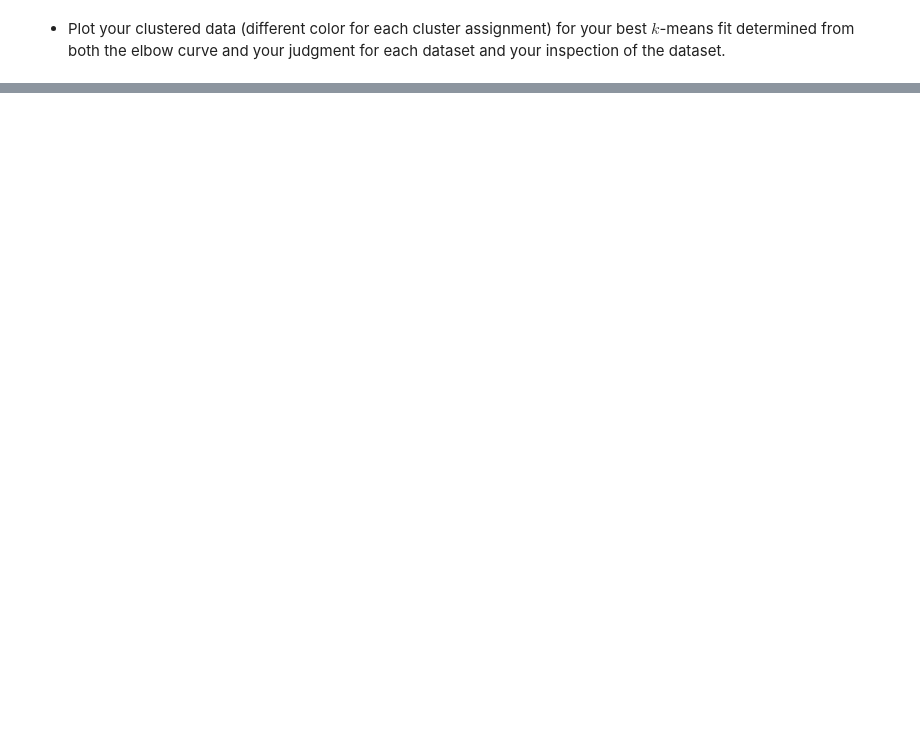
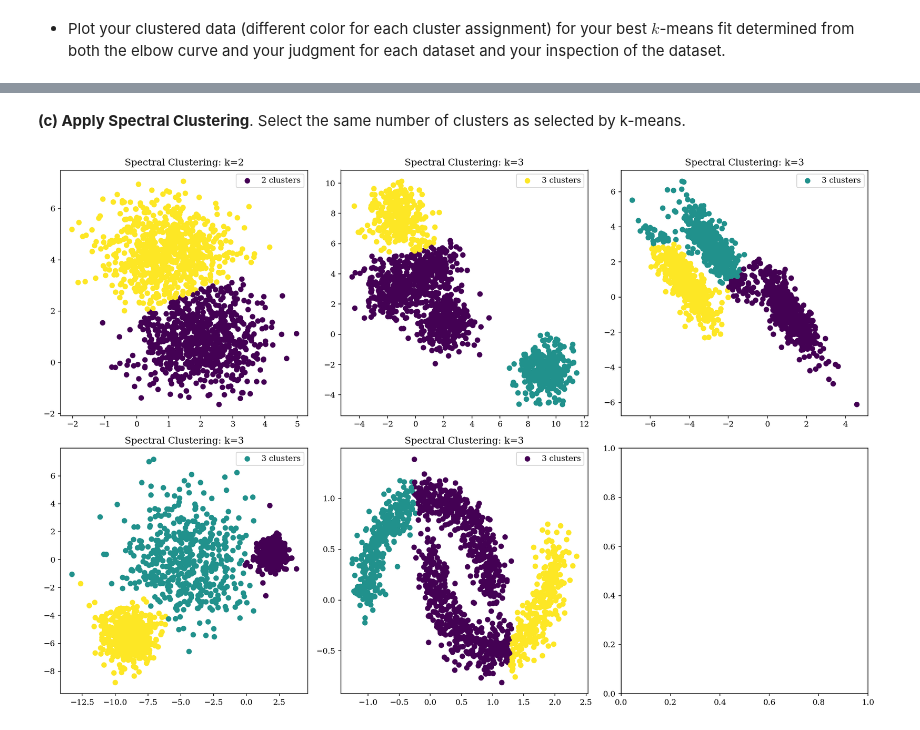
Before and after one commit to srt3264/ml_homework_5, a Jupyter notebook: numer_2_3_real.ipynb, the cells around one changed output, grey strips where cells are left out. Saved outputs shown, nothing was run; the diff lists cells and outputs as text; code cells hidden in the pictures; blank space fills up the shorter version.

```diff
--- a/numer_2_3_real.ipynb
+++ b/numer_2_3_real.ipynb
@@ -272,0 +347,16 @@ findfont: Generic family 'sans-serif' not found because none of the following fa
+# %%
+dbscan = DBSCAN(eps=0.3, min_samples=10)
+dbscan.fit(X[0])
+labels = dbscan.labels_
+
+# Check the number of clusters again
+n_clusters = len(set(labels)) - (1 if -1 in labels else 0)
+
+# Plot the results
+plt.scatter(X[0][:, 0], X[0][:, 1], c=labels, cmap='viridis')
+plt.scatter(X[0][labels==-1, 0], X[0][labels==-1, 1], c='k', alpha=0.5)
+plt.title(f"Ideal DBSCAN: k=2")
+plt.legend([f"{n_clusters} clusters"])
+plt.ylabel('Feature 2')
+plt.xlabel('Feature 1')
+plt.show()
@@ -272,0 +365,25 @@ findfont: Generic family 'sans-serif' not found because none of the following fa
+# %% [markdown]
+**(c) Apply Spectral Clustering**. Select the same number of clusters as selected by k-means.
+# %%
+from sklearn.cluster import SpectralClustering
+
+# Set the desired number of clusters
+k = [2, 3, 3, 3, 3]
+
+# Create a figure with subplots
+fig, axs = plt.subplots(2, 3, figsize=(15, 10))
+
+# Tune the parameters and plot the results
+for i in range(len(X)):
+    # Fit the model and get the cluster assignments
+    sc = SpectralClustering(n_clusters=k[i], affinity='nearest_neighbors')
+    labels = sc.fit_predict(X[i])
+
+    # Plot the results
+    axs[i//3, i%3].scatter(X[i][:, 0], X[i][:, 1], c=labels, cmap='viridis')
+    axs[i//3, i%3].set_title(f"Spectral Clustering: k={k[i]}")
+    axs[i//3, i%3].legend([f"{k[i]} clusters"])
+plt.tight_layout()
+plt.show()
+# %% [output]
+[figure, added]
```
Also changed, not shown: parts of 20 cells of this notebook.
